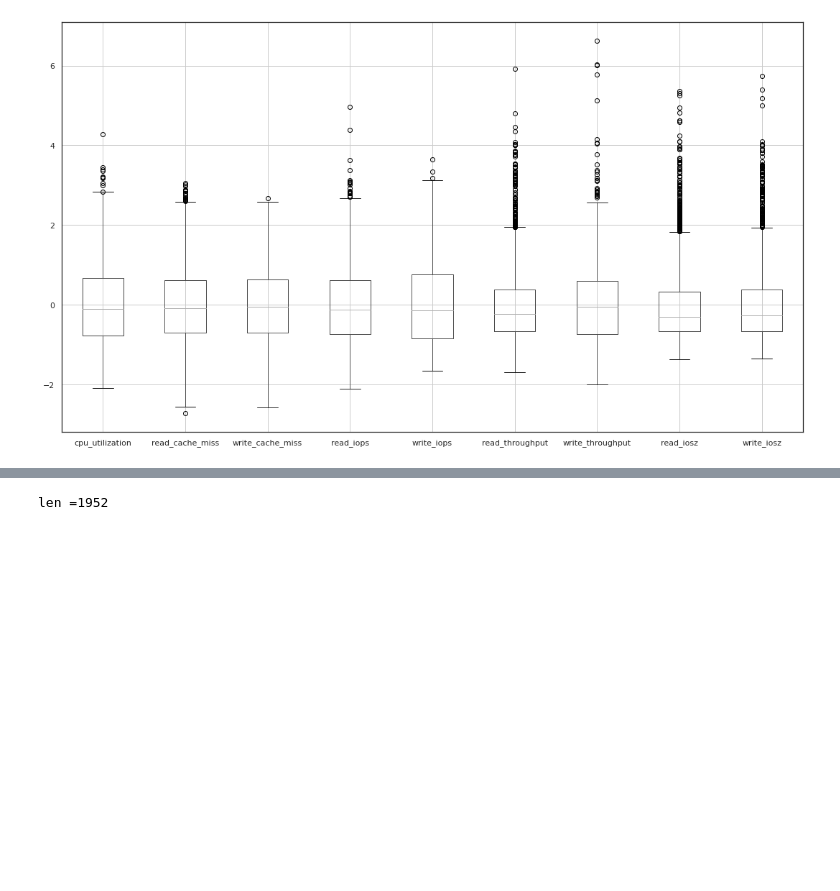
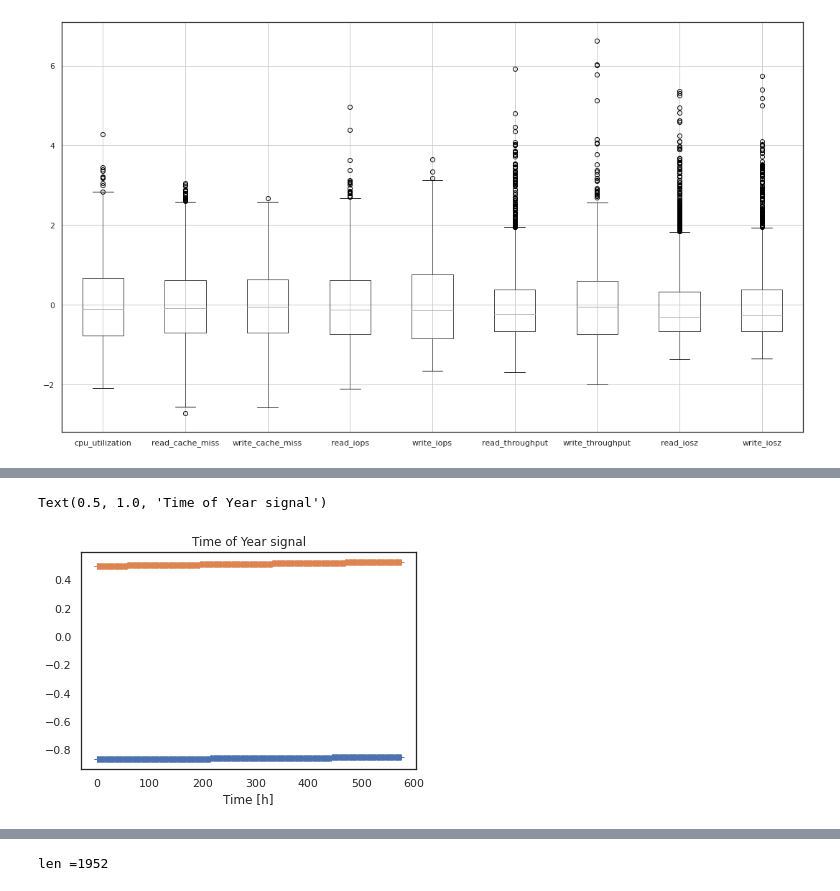
Before and after one commit to FrankGangWang/AppliedML_Python_Coursera, a Jupyter notebook: Copy_of_Copy_of_Interview_for_DataScience_2.ipynb, the cells around one changed output, grey strips where cells are left out. Drawn from its saved outputs; the diff is of its cells as text; code cells hidden in the pictures; blank space fills up the shorter version.

```diff
--- a/Copy_of_Copy_of_Interview_for_DataScience_2.ipynb
+++ b/Copy_of_Copy_of_Interview_for_DataScience_2.ipynb
@@ -155,0 +190,8 @@ fig.set_size_inches(18.5, 10.5)
+# %%
+plt.plot(np.array(df1_sysId['Year sin'])[:plot_len], '+')
+plt.plot(np.array(df1_sysId['Year cos'])[:plot_len], '+')
+plt.xlabel('Time [h]')
+plt.title('Time of Year signal')
+# %% [output]
+Text(0.5, 1.0, 'Time of Year signal')
+[figure, added]
```
Also changed, not shown: parts of 18 cells of this notebook.
